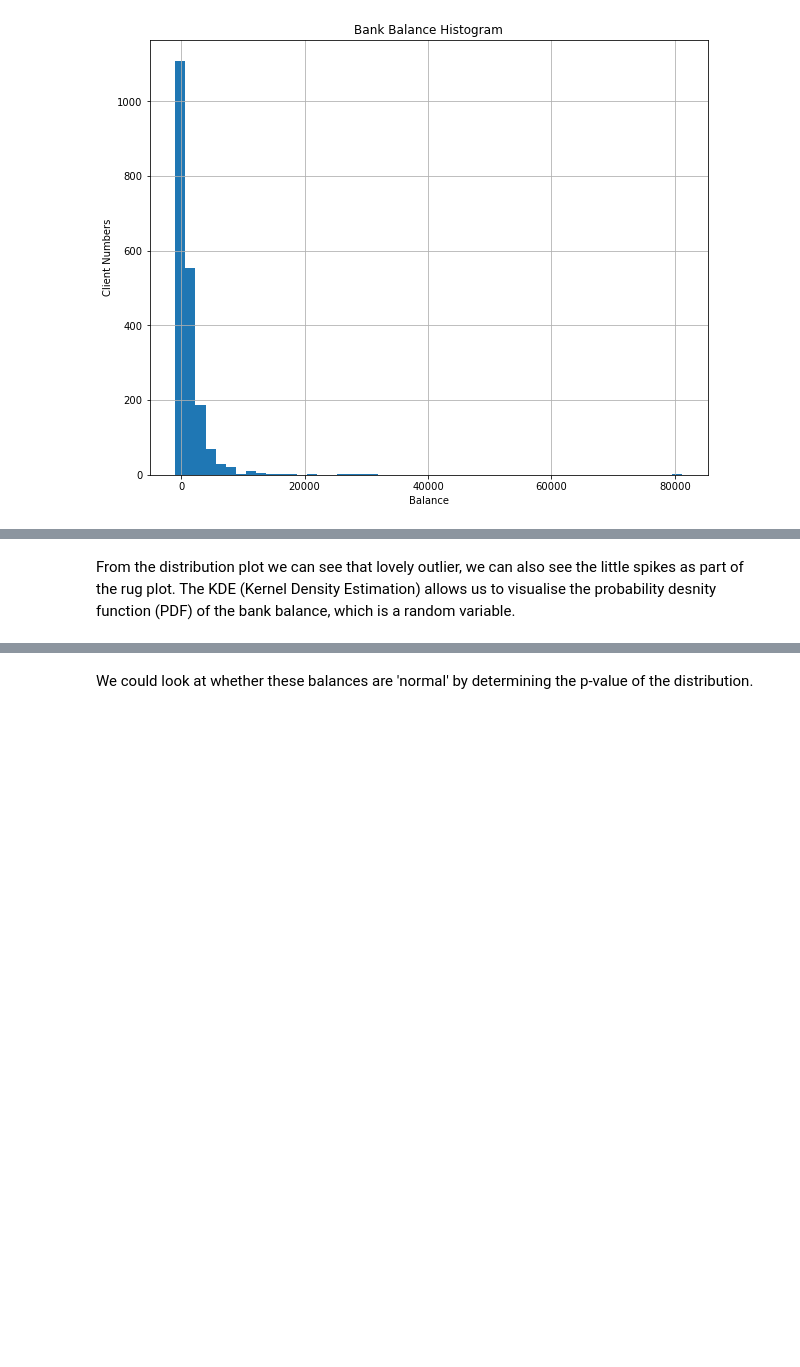
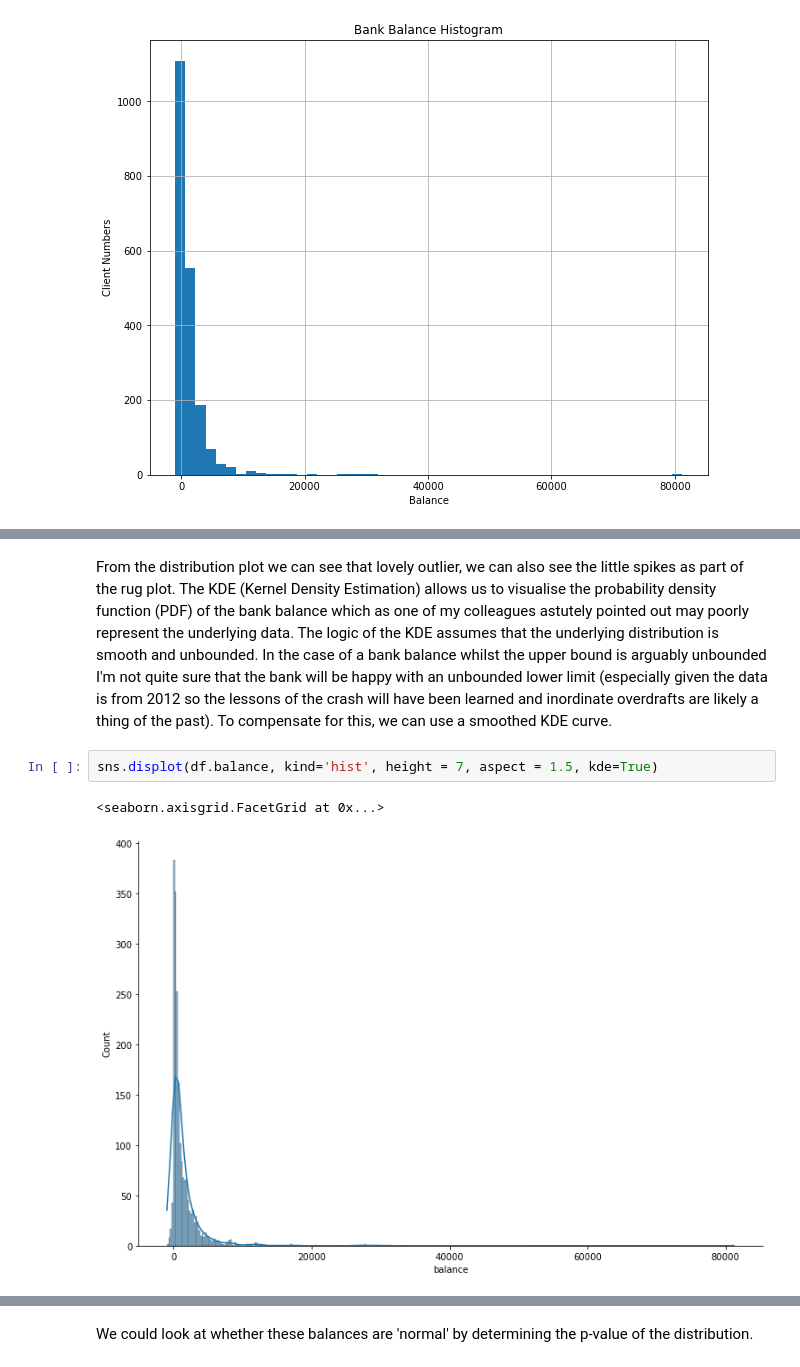
Before and after one commit to darren-king/Exploratory-Data-Analysis, a Jupyter notebook: etivity1.ipynb, the cells around one changed output, grey strips where cells are left out. Cells and saved outputs as stored; diff of their text form; blank space fills up the shorter version.

```diff
--- a/etivity1.ipynb
+++ b/etivity1.ipynb
@@ -242,4 +243,9 @@ sns.distplot(df.balance, rug=True, ax=ax)
 # %% [markdown]
 From the distribution plot we can see that lovely outlier, we can also see the little spikes as part of the rug plot.
-The KDE (Kernel Density Estimation) allows us to visualise the probability desnity function (PDF) of the bank balance, which is a random variable.
+The KDE (Kernel Density Estimation) allows us to visualise the probability density function (PDF) of the bank balance which as one of my colleagues astutely pointed out may poorly represent the underlying data. The logic of the KDE assumes that the underlying distribution is smooth and unbounded. In the case of a bank balance whilst the upper bound is arguably unbounded I'm not quite sure that the bank will be happy with an unbounded lower limit (especially given the data is from 2012 so the lessons of the crash will have been learned and inordinate overdrafts are likely a thing of the past). To compensate for this, we can use a smoothed KDE curve.
+# %%
+sns.displot(df.balance, kind='hist', height = 7, aspect = 1.5, kde=True)
+# %% [output]
+<seaborn.axisgrid.FacetGrid at 0x...>
+[figure, added]
 # %% [markdown]
```
Also changed, not shown: parts of 67 cells of this notebook, 2 other files.
